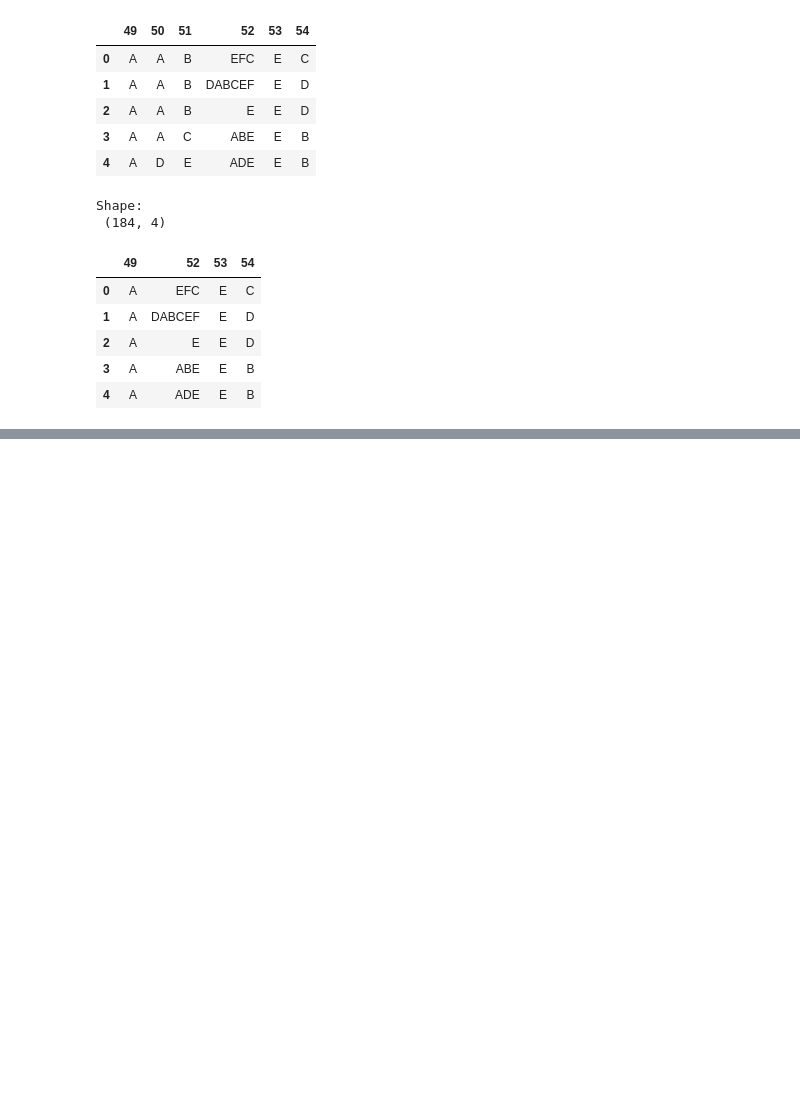
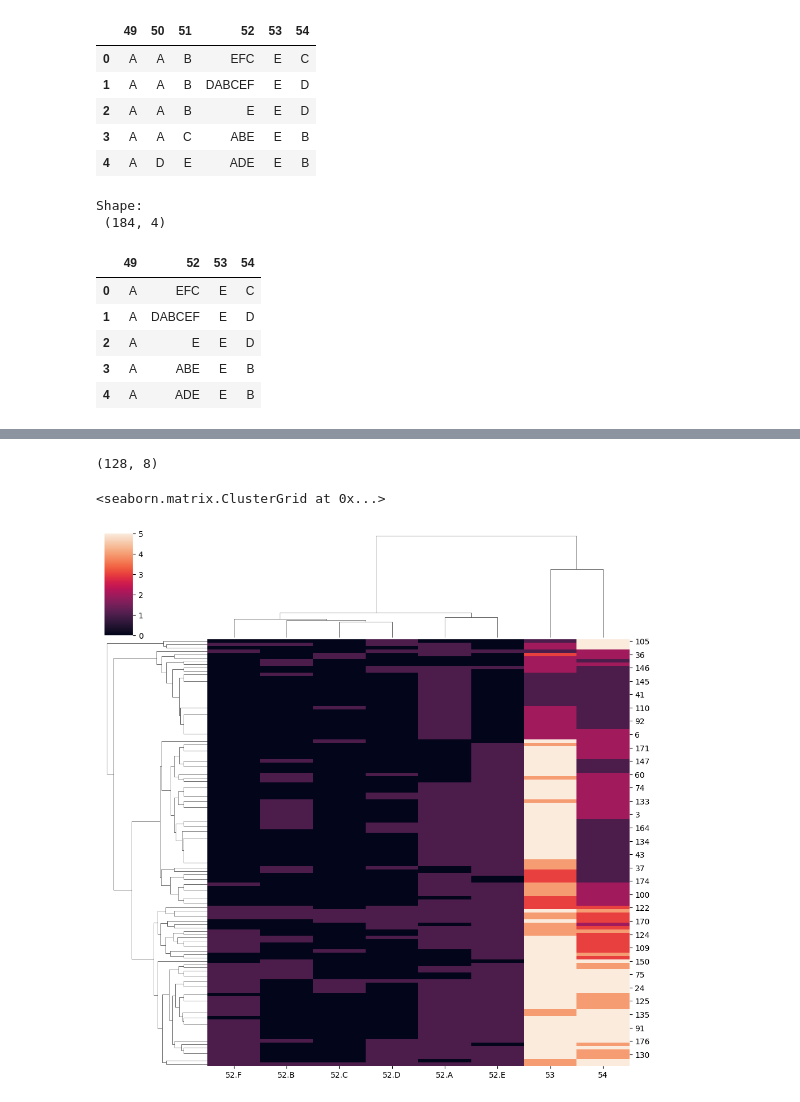
Before and after one commit to Hakan-Erol/bachelor-thesis, a Jupyter notebook: Thesis_code.ipynb, the cells around one changed output, grey strips where cells are left out. Cells and saved outputs as stored; diff of their text form; code cells hidden in the pictures; blank space fills up the shorter version.

Commit message:
Finished the transformation of question 52 + added clustermap + start of MCA before using GMM

```diff
--- a/Thesis_code.ipynb
+++ b/Thesis_code.ipynb
@@ -104,24 +108,22 @@ print("\nDifferent occurences question 52:",len(survey_answers_learning_strategi
 
 answers_52 = ["A","B","C","D","E","F"]
 
-results = []
 for answer in answers_52:
-    # Empry array of zeroes
-    result = np.zeros(len(survey_answers_learning_strategies["52"]))
 
     # Ones if the choice (A - F) is present in the answer
     ones = [1  if answer in x else 0 for x in survey_answers_learning_strategies["52"]]
-    results.append(ones)
+    survey_answers_learning_strategies[f"52.{answer}"] = ones
 
-results = np.array(results).T # needs to have shape of (booleans(0 or 1), survey_answers) (128,6)
-print(np.array(results).shape)
+print("Before",survey_answers_learning_strategies.head())
 
-temp_df = pd.DataFrame((results),columns=answers_52)
-temp_df.head()
+# Drop old column
+survey_answers_learning_strategies = survey_answers_learning_strategies.drop('52', axis=1)
+# Re order columns
+cols = survey_answers_learning_strategies.columns.tolist()
+cols = cols[3:] + cols[1:3] # first columns 52.answer,53,54
+survey_answers_learning_strategies = survey_answers_learning_strategies[cols]
 
-"""
-For later add this DF back to the main one and start with GMM's
-"""
+print("\nafter",survey_answers_learning_strategies.head())
 # %% [output]
 Shape: (128, 4)
 Number of people who gave consent: 128
@@ -132,0 +146,12 @@ Different occurences question 52: 54
+# %%
+
+survey_answers_learning_strategies.shape
+# %% [output]
+(128, 8)
+# %%
+# Visualize data
+
+sns.clustermap(survey_answers_learning_strategies)
+# %% [output]
+<seaborn.matrix.ClusterGrid at 0x...>
+[figure, added]
```
Also changed, not shown: parts of 4 cells of this notebook.
